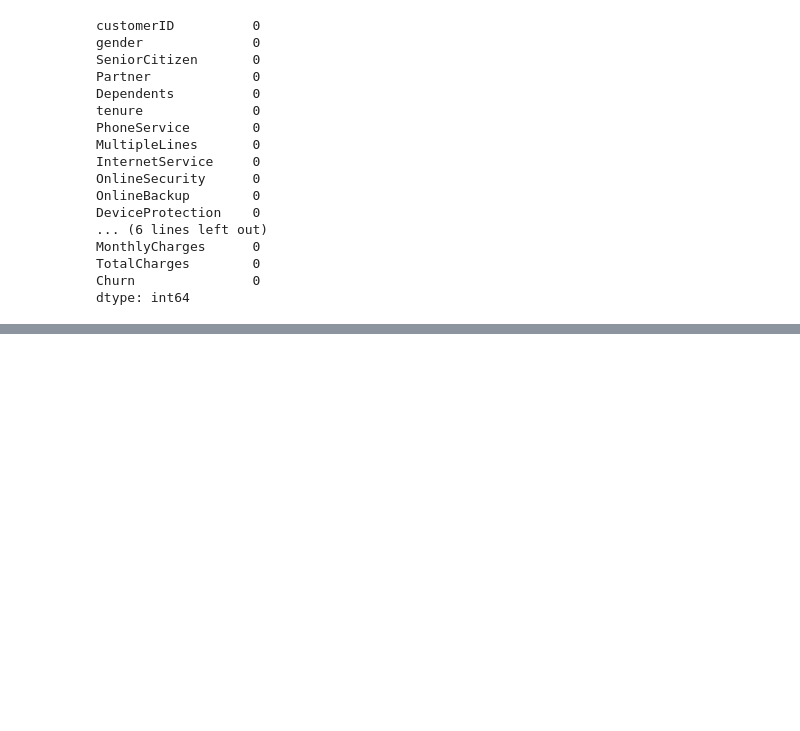
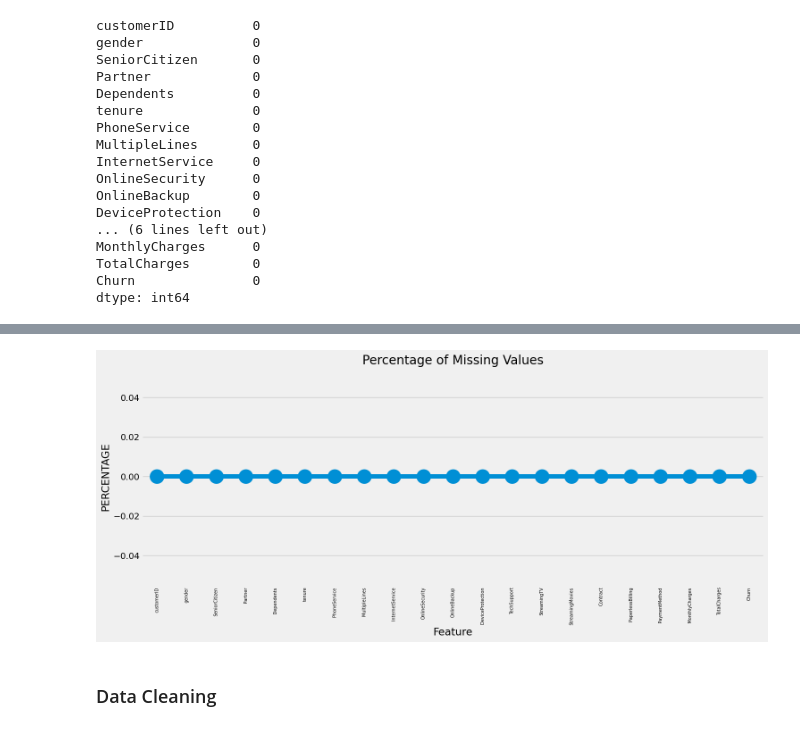
Before and after one commit to Rohitshrimangle/abcd, a Jupyter notebook: ML_Practise/Notebooks/CCP.ipynb, the cells around one changed output, grey strips where cells are left out. Saved outputs shown, nothing was run; the diff lists cells and outputs as text; code cells hidden in the pictures; blank space fills up the shorter version.

```diff
--- a/ML_Practise/Notebooks/CCP.ipynb
+++ b/ML_Practise/Notebooks/CCP.ipynb
@@ -211,0 +266,13 @@ dtype: int64
+# %%
+missing = pd.DataFrame((df.isnull().sum())*100/df.shape[0]).reset_index()
+missing.columns = ['Feature', 'MissingPercentage']
+plt.figure(figsize=(16,6))
+ax = sns.pointplot(x='Feature', y='MissingPercentage',data=missing)
+plt.xticks(rotation=90,fontsize=7)
+plt.title("Percentage of Missing Values")
+plt.ylabel("PERCENTAGE")
+plt.show()
+# %% [output]
+[figure, added]
+# %% [markdown]
+### Data Cleaning
```
Also changed, not shown: parts of 32 cells of this notebook.
